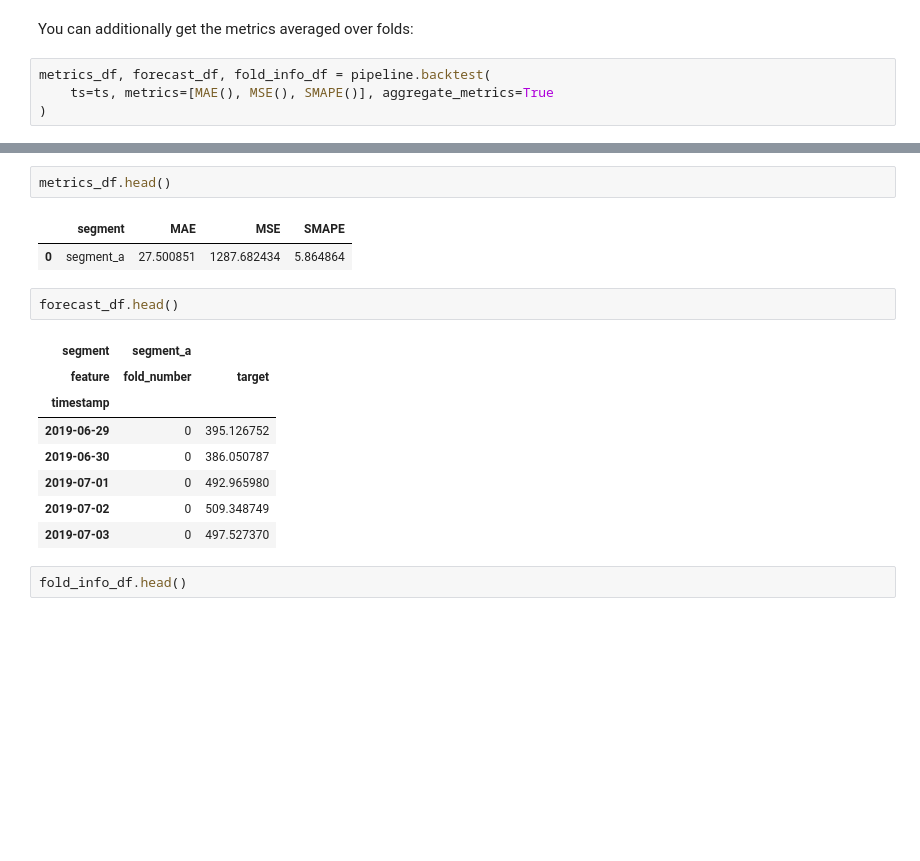
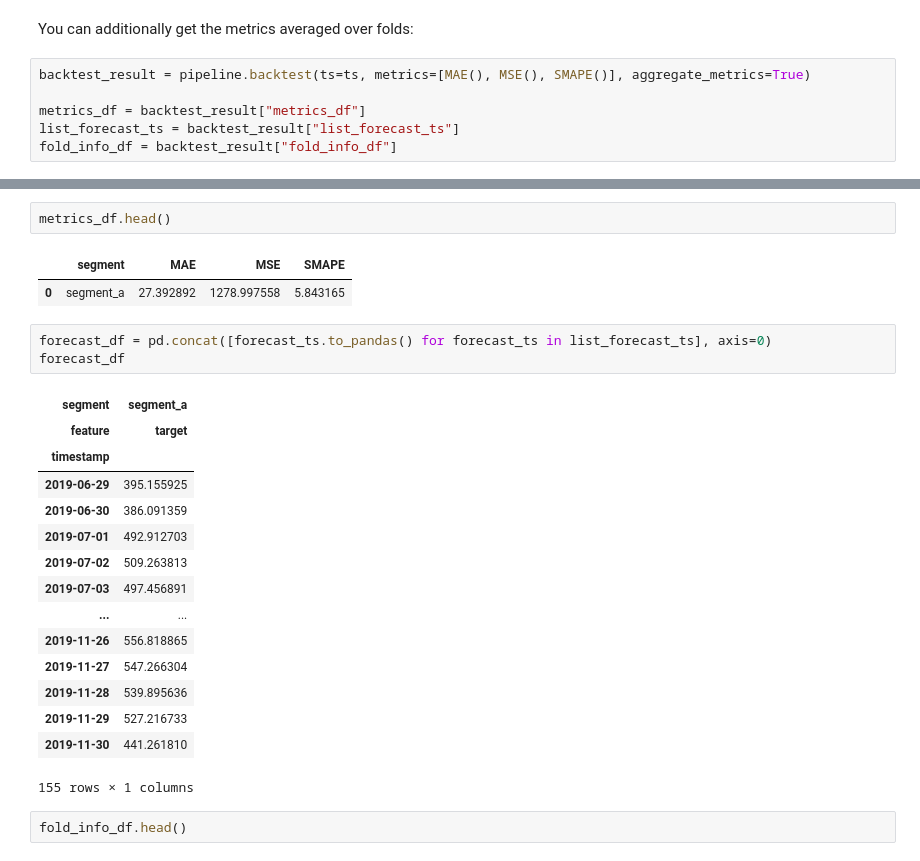
Before and after one commit to etna-team/etna, a Jupyter notebook: examples/102-backtest.ipynb, the cells around one changed output, grey strips where cells are left out. Saved outputs shown, nothing was run; the diff lists cells and outputs as text; blank space fills up the shorter version.

```diff
--- a/examples/102-backtest.ipynb
+++ b/examples/102-backtest.ipynb
@@ -145,7 +215,9 @@ fold_info_df.head()
 # %% [markdown]
 You can additionally get the metrics averaged over folds:
 # %%
-metrics_df, forecast_df, fold_info_df = pipeline.backtest(
-    ts=ts, metrics=[MAE(), MSE(), SMAPE()], aggregate_metrics=True
-)
+backtest_result = pipeline.backtest(ts=ts, metrics=[MAE(), MSE(), SMAPE()], aggregate_metrics=True)
+
+metrics_df = backtest_result["metrics_df"]
+list_forecast_ts = backtest_result["list_forecast_ts"]
+fold_info_df = backtest_result["fold_info_df"]
 # %% [output]
@@ -170,18 +242,26 @@ metrics_df, forecast_df, fold_info_df = pipeline.backtest(
 metrics_df.head()
 # %% [output]
 |  | segment | MAE | MSE | SMAPE |
-| 0 | segment_a | 27.500851 | 1287.682434 | 5.864864 |
+| 0 | segment_a | 27.392892 | 1278.997558 | 5.843165 |
 # %%
-forecast_df.head()
+forecast_df = pd.concat([forecast_ts.to_pandas() for forecast_ts in list_forecast_ts], axis=0)
+forecast_df
 # %% [output]
-| segment | segment_a |  |
-| feature | fold_number | target |
-| timestamp |  |  |
-| 2019-06-29 | 0 | 395.126752 |
-| 2019-06-30 | 0 | 386.050787 |
-| 2019-07-01 | 0 | 492.965980 |
-| 2019-07-02 | 0 | 509.348749 |
-| 2019-07-03 | 0 | 497.527370 |
+| segment | segment_a |
+| feature | target |
+| timestamp |  |
+| 2019-06-29 | 395.155925 |
+| 2019-06-30 | 386.091359 |
+| 2019-07-01 | 492.912703 |
+| 2019-07-02 | 509.263813 |
+| 2019-07-03 | 497.456891 |
+| ... | ... |
+| 2019-11-26 | 556.818865 |
+| 2019-11-27 | 547.266304 |
+| 2019-11-28 | 539.895636 |
+| 2019-11-29 | 527.216733 |
+| 2019-11-30 | 441.261810 |
+155 rows × 1 columns
 # %%
 fold_info_df.head()
 # %% [output]
```
Also changed, not shown: parts of 26 cells of this notebook, 3 other files.
